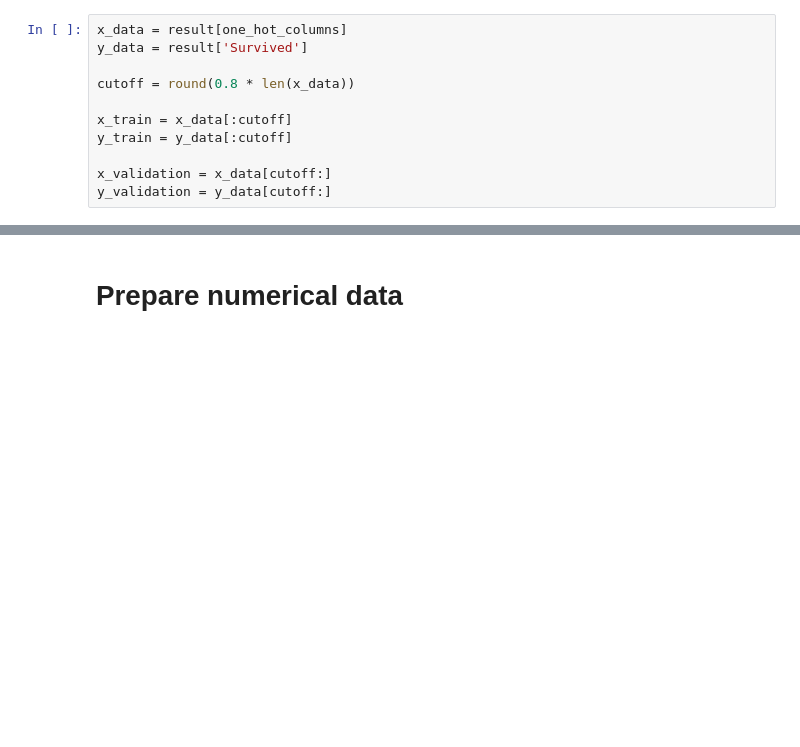
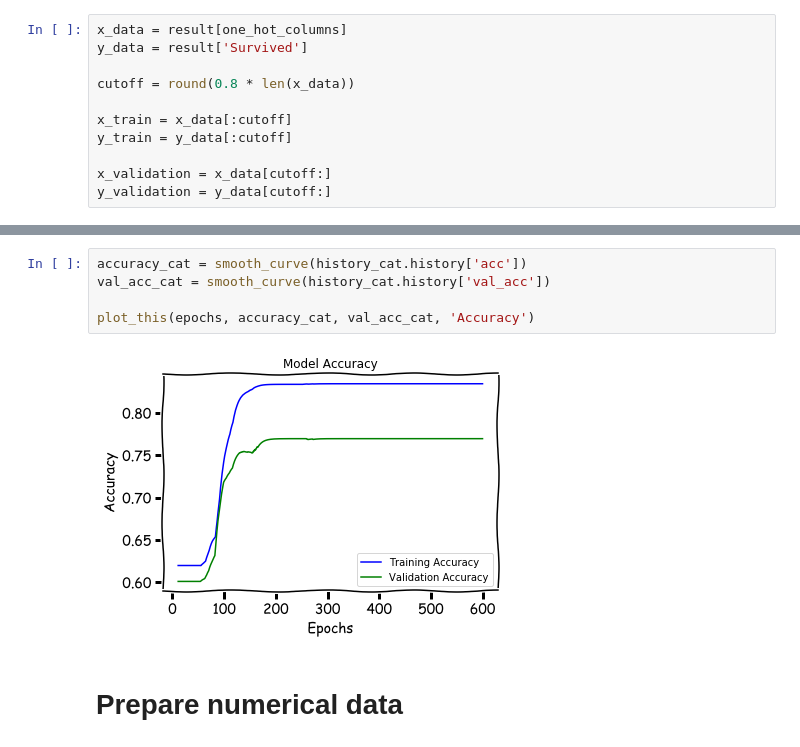
Before and after one commit to whyboris/ml-with-python-and-keras, a Jupyter notebook: titanic/titanic.ipynb, the cells around one changed output, grey strips where cells are left out. Drawn from its saved outputs; the diff is of its cells as text; blank space fills up the shorter version.

```diff
--- a/titanic/titanic.ipynb
+++ b/titanic/titanic.ipynb
@@ -301,3 +319,10 @@ result.head(5)
+# %%
+accuracy_cat = smooth_curve(history_cat.history['acc'])
+val_acc_cat = smooth_curve(history_cat.history['val_acc'])
+
+plot_this(epochs, accuracy_cat, val_acc_cat, 'Accuracy')
+# %% [output]
+[figure, added]
 # %% [markdown]
 # Prepare numerical data
 # %% [markdown]
```
Also changed, not shown: parts of 40 cells of this notebook, 2 other files.
